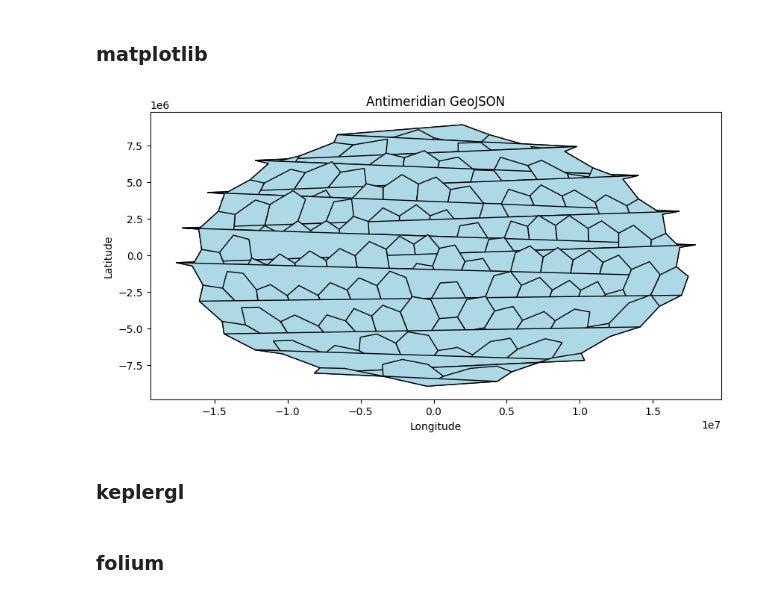
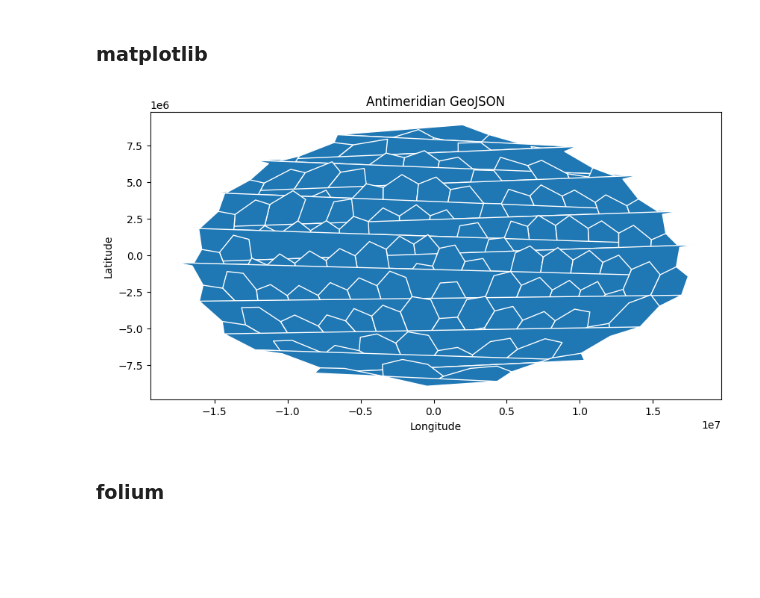
Before and after one commit to opengeoshub/vgriddemo, a Jupyter notebook: antimeridian/antimeridian.ipynb, the cells around one changed output. Cells and saved outputs as stored; diff of their text form; code cells hidden in the pictures; blank space fills up the shorter version.

```diff
--- a/antimeridian/antimeridian.ipynb
+++ b/antimeridian/antimeridian.ipynb
@@ -20,17 +20,15 @@ gdf.to_crs("ESRI:54009").plot(edgecolor="white", linewidth=1)
 # %%
 import matplotlib.pyplot as plt
 
 # Plot using matplotlib
 fig, ax = plt.subplots(figsize=(10, 5))
 # crs = 'EPSG:4326'
 crs = 'proj=moll'
-gdf.to_crs(crs).plot(ax=ax, color="lightblue", edgecolor="black")
+gdf.to_crs(crs).plot(ax=ax, edgecolor="white")
 ax.set_title("Antimeridian GeoJSON")
 ax.set_xlabel("Longitude")
 ax.set_ylabel("Latitude")
 ax.set_aspect('equal', adjustable='box')
 plt.show()
 # %% [output]
-[figure, old version]
+[figure, new version]
-# %% [markdown]
-### keplergl
```
Also changed, not shown: parts of 5 cells of this notebook, 2 other files.
